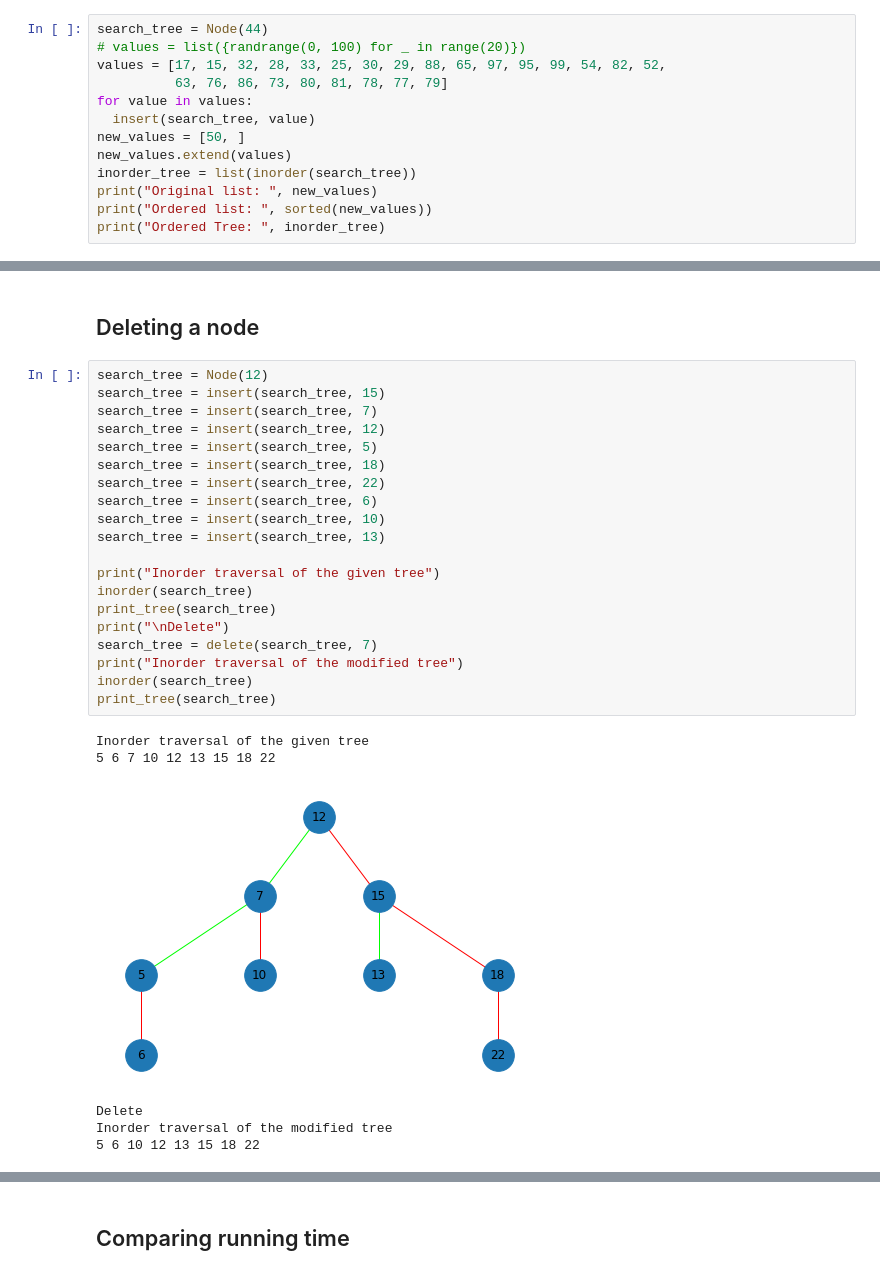
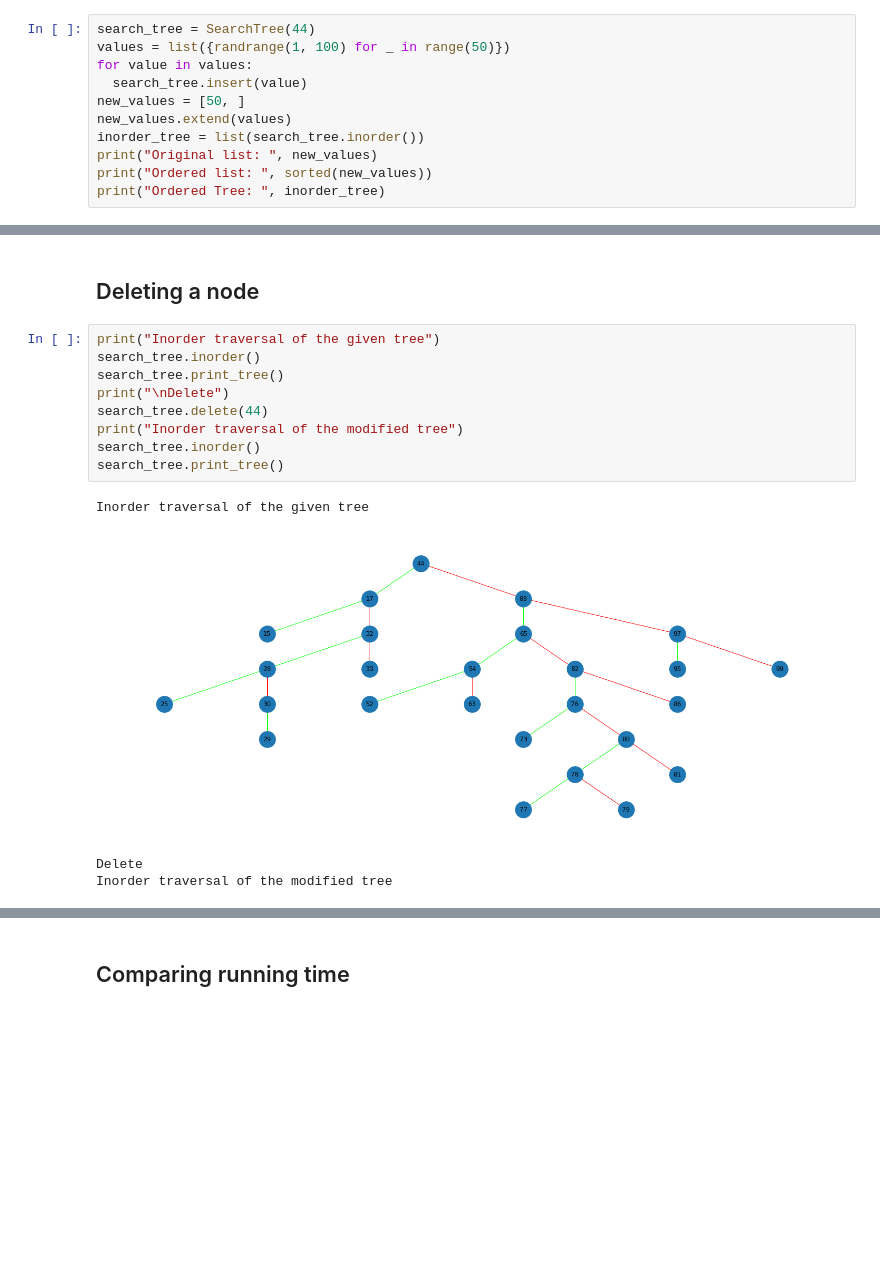
Before and after one commit to MatheusSC017/Studies, a Jupyter notebook: BinarySearchTree.ipynb, the cells around one changed output, grey strips where cells are left out. Saved outputs shown, nothing was run; the diff lists cells and outputs as text; blank space fills up the shorter version.

```diff
--- a/BinarySearchTree.ipynb
+++ b/BinarySearchTree.ipynb
@@ -327,15 +367,13 @@ def print_tree(root):
 # %% [markdown]
 ## Sorting a search tree
 # %%
-search_tree = Node(44)
-# values = list({randrange(0, 100) for _ in range(20)})
-values = [17, 15, 32, 28, 33, 25, 30, 29, 88, 65, 97, 95, 99, 54, 82, 52,
-          63, 76, 86, 73, 80, 81, 78, 77, 79]
+search_tree = SearchTree(44)
+values = list({randrange(1, 100) for _ in range(50)})
 for value in values:
-  insert(search_tree, value)
+  search_tree.insert(value)
 new_values = [50, ]
 new_values.extend(values)
-inorder_tree = list(inorder(search_tree))
+inorder_tree = list(search_tree.inorder())
 print("Original list: ", new_values)
 print("Ordered list: ", sorted(new_values))
 print("Ordered Tree: ", inorder_tree)
@@ -364,29 +402,16 @@ print_tree(search_tree)
 # %% [markdown]
 ## Deleting a node
 # %%
-search_tree = Node(12)
-search_tree = insert(search_tree, 15)
-search_tree = insert(search_tree, 7)
-search_tree = insert(search_tree, 12)
-search_tree = insert(search_tree, 5)
-search_tree = insert(search_tree, 18)
-search_tree = insert(search_tree, 22)
-search_tree = insert(search_tree, 6)
-search_tree = insert(search_tree, 10)
-search_tree = insert(search_tree, 13)
-
 print("Inorder traversal of the given tree")
-inorder(search_tree)
-print_tree(search_tree)
+search_tree.inorder()
+search_tree.print_tree()
 print("\nDelete")
-search_tree = delete(search_tree, 7)
+search_tree.delete(44)
 print("Inorder traversal of the modified tree")
-inorder(search_tree)
-print_tree(search_tree)
+search_tree.inorder()
+search_tree.print_tree()
 # %% [output]
 Inorder traversal of the given tree
-5 6 7 10 12 13 15 18 22
-[figure, old version]
+[figure, new version]
 Delete
 Inorder traversal of the modified tree
-5 6 10 12 13 15 18 22
```
Also changed, not shown: parts of 12 cells of this notebook.
